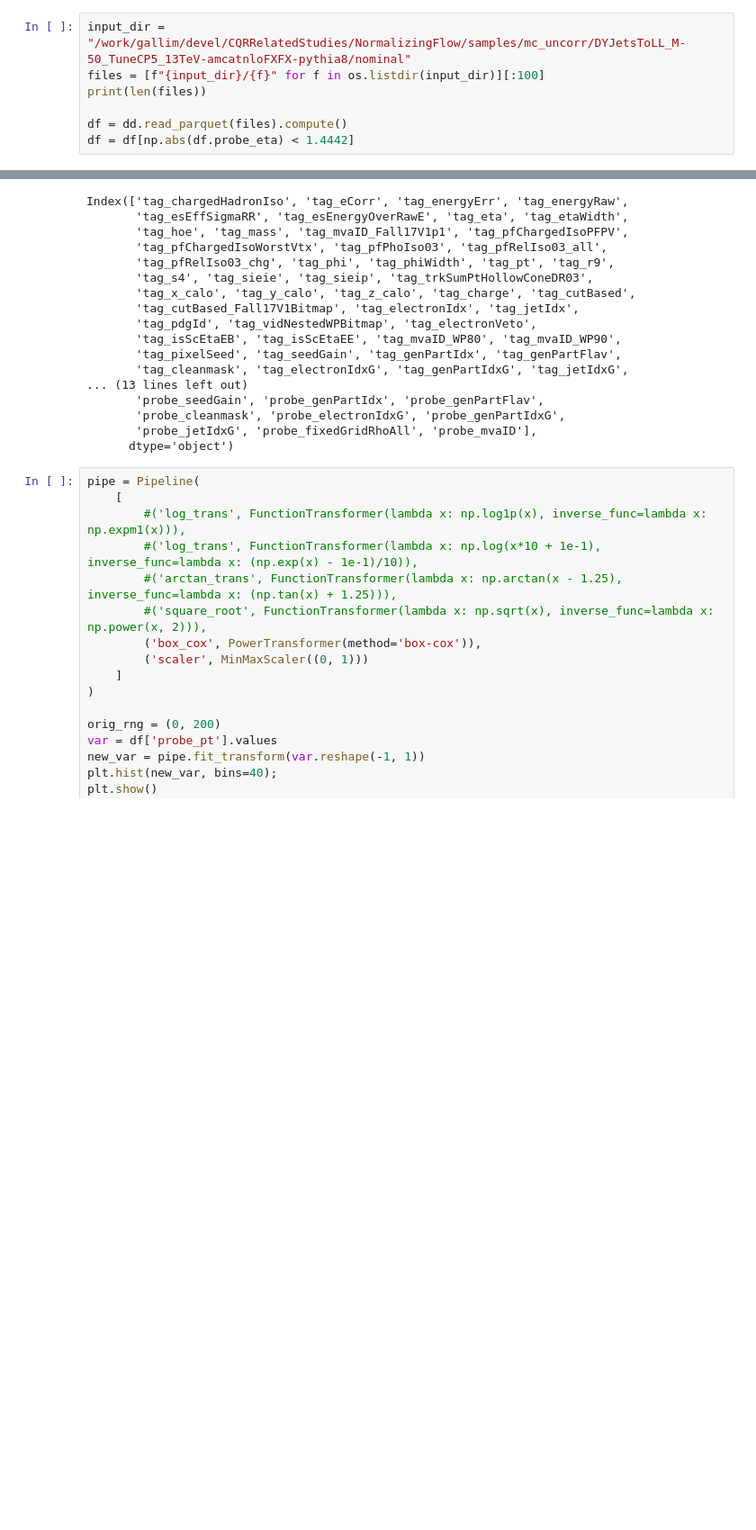
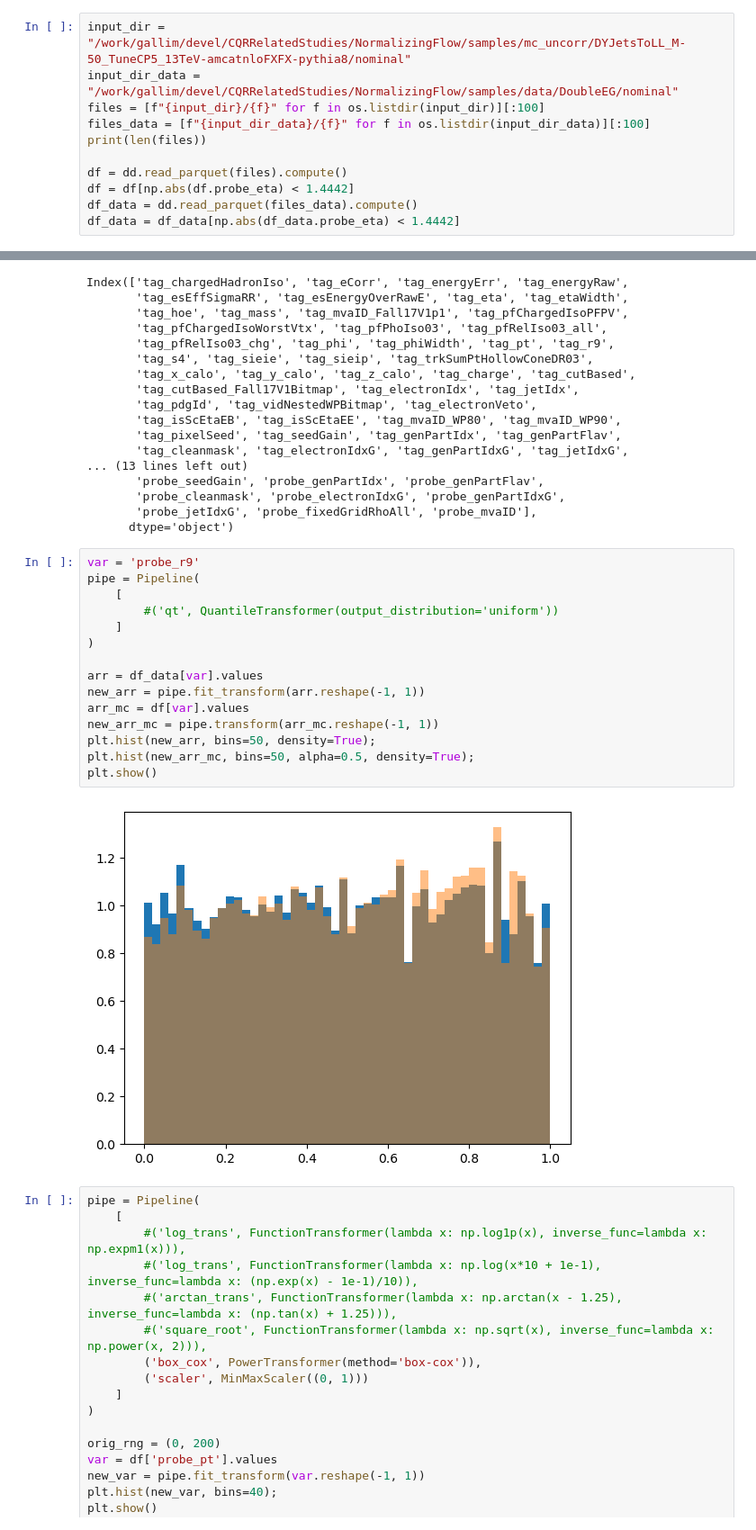
Before and after one commit to maxgalli/ShowerShapesNormalizingFlow, a Jupyter notebook: preprocess/study_transformations.ipynb, the cells around one changed output, grey strips where cells are left out. Shown at 90% size. Cells and saved outputs as stored; diff of their text form; blank space fills up the shorter version.

```diff
--- a/preprocess/study_transformations.ipynb
+++ b/preprocess/study_transformations.ipynb
@@ -14,9 +14,13 @@ from sklearn.preprocessing import PowerTransformer
 from sklearn.preprocessing import QuantileTransformer
 # %%
 input_dir = "/work/gallim/devel/CQRRelatedStudies/NormalizingFlow/samples/mc_uncorr/DYJetsToLL_M-50_TuneCP5_13TeV-amcatnloFXFX-pythia8/nominal"
+input_dir_data = "/work/gallim/devel/CQRRelatedStudies/NormalizingFlow/samples/data/DoubleEG/nominal"
 files = [f"{input_dir}/{f}" for f in os.listdir(input_dir)][:100]
+files_data = [f"{input_dir_data}/{f}" for f in os.listdir(input_dir_data)][:100]
 print(len(files))
 
 df = dd.read_parquet(files).compute()
 df = df[np.abs(df.probe_eta) < 1.4442]
+df_data = dd.read_parquet(files_data).compute()
+df_data = df_data[np.abs(df_data.probe_eta) < 1.4442]
 # %% [output]
@@ -41,6 +45,23 @@ Index(['tag_chargedHadronIso', 'tag_eCorr', 'tag_energyErr', 'tag_energyRaw',
        'probe_cleanmask', 'probe_electronIdxG', 'probe_genPartIdxG',
        'probe_jetIdxG', 'probe_fixedGridRhoAll', 'probe_mvaID'],
       dtype='object')
+# %%
+var = 'probe_r9'
+pipe = Pipeline(
+    [
+        #('qt', QuantileTransformer(output_distribution='uniform'))
+    ]
+)
+
+arr = df_data[var].values
+new_arr = pipe.fit_transform(arr.reshape(-1, 1))
+arr_mc = df[var].values
+new_arr_mc = pipe.transform(arr_mc.reshape(-1, 1))
+plt.hist(new_arr, bins=50, density=True);
+plt.hist(new_arr_mc, bins=50, alpha=0.5, density=True);
+plt.show()
+# %% [output]
+[figure, added]
 # %%
 pipe = Pipeline(
     [
```
Also changed, not shown: parts of 1 cell of this notebook, 12 other files.
